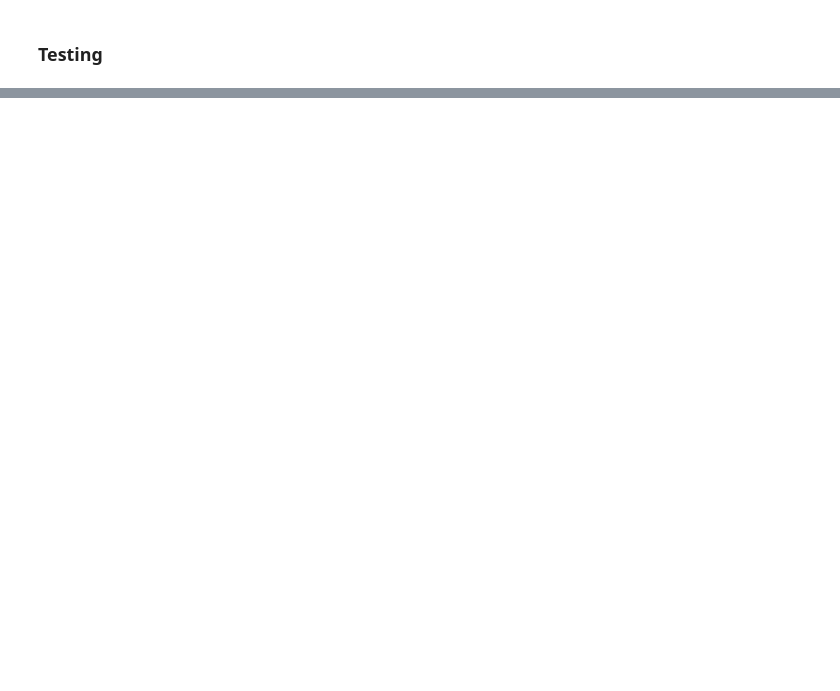
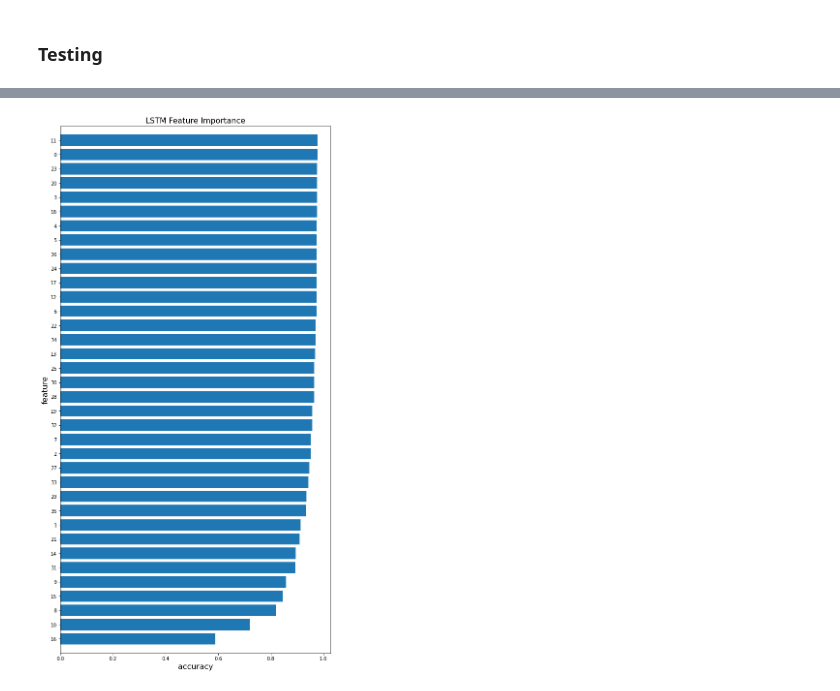
Before and after one commit to Lizzd/Openpose-Pose-classify, a Jupyter notebook: lstm.ipynb, the cells around one changed output, grey strips where cells are left out. Cells and saved outputs as stored; diff of their text form; code cells hidden in the pictures; blank space fills up the shorter version.

```diff
--- a/lstm.ipynb
+++ b/lstm.ipynb
@@ -454,0 +434,17 @@ test accuracy 0.8408972352634324
+# %%
+# 展示特征重要性
+df = pd.DataFrame(results)
+df = df.sort_values('mae')
+plt.figure(figsize=(10,20))
+plt.barh(np.arange(COLS),df.mae,height = 0.8)
+plt.yticks(np.arange(COLS),df.feature.values)
+plt.title('LSTM Feature Importance',size=16)
+plt.ylim((-1,COLS))
+plt.xlabel('accuracy',size = 16)
+plt.ylabel('feature',size = 16)
+# for a,b in zip(np.arange(COLS),df.mae):
+
+#   plt.text(a, b+0.05, '%.0f' % b, ha='center', va= 'bottom',fontsize=7)
+plt.show()
+# %% [output]
+[figure, added]
```
Also changed, not shown: parts of 28 cells of this notebook.
